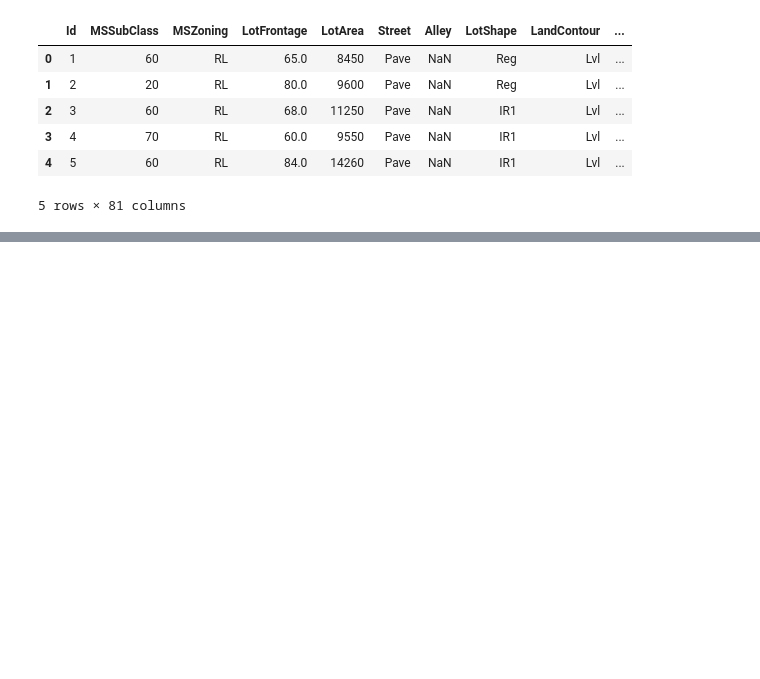
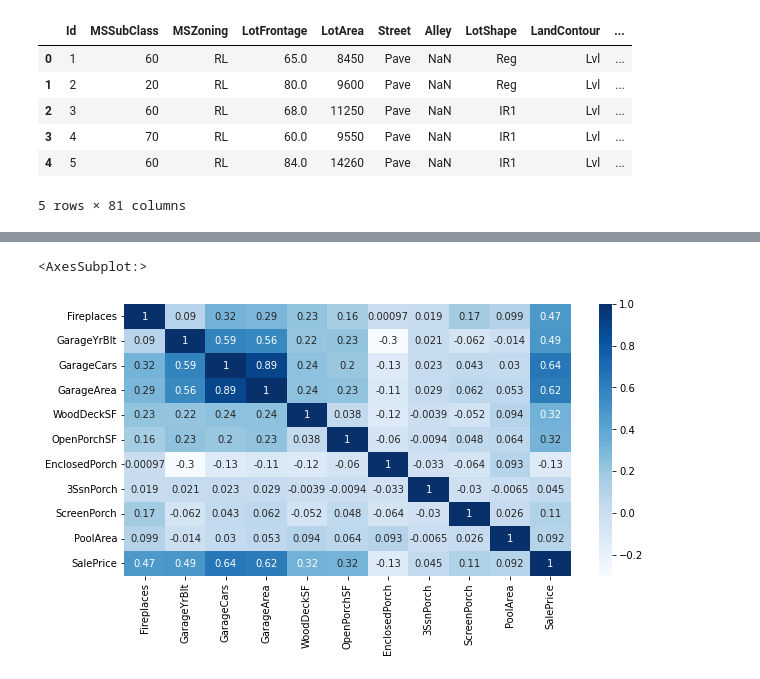
Before and after one commit to mudabir94/kaggle_competitions, a Jupyter notebook: house-price-prediction.ipynb, the cells around one changed output, grey strips where cells are left out. Saved outputs shown, nothing was run; the diff lists cells and outputs as text; code cells hidden in the pictures; blank space fills up the shorter version.

```diff
--- a/house-price-prediction.ipynb
+++ b/house-price-prediction.ipynb
@@ -44,0 +313,6 @@ house_price_data.head()
+# %%
+plt.figure(figsize=(10,5))
+sns.heatmap(subset_df4.corr(),cbar=True,annot=True,cmap='Blues')
+# %% [output]
+<AxesSubplot:>
+[figure, added]
```
Also changed, not shown: parts of 23 cells of this notebook.
